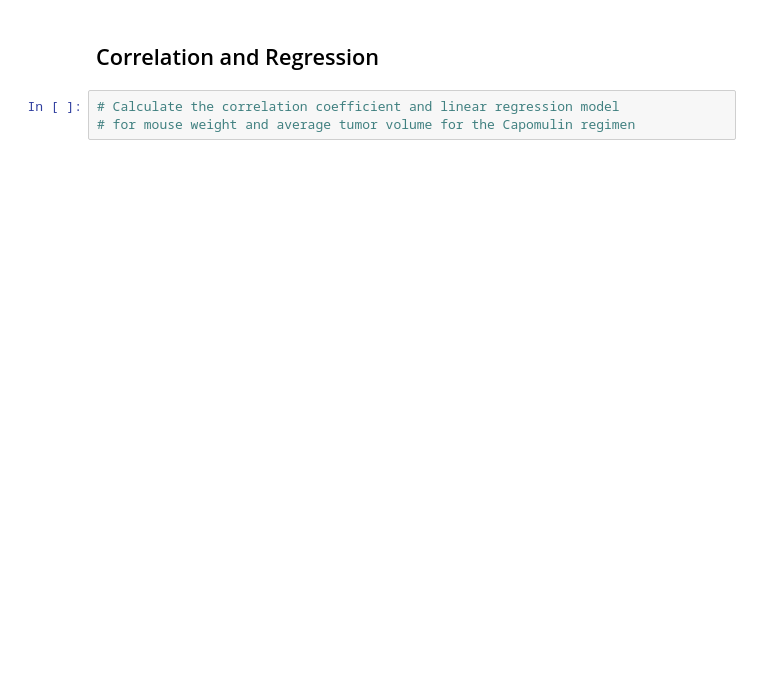
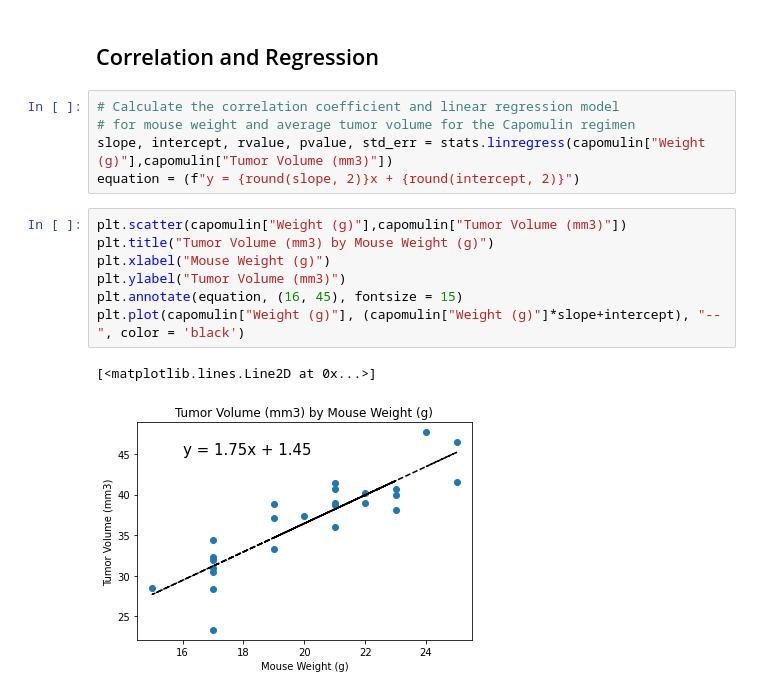
Before and after one commit to jacobdv/mouse-pymaceuticals, a Jupyter notebook: pymaceuticals_starter.ipynb, the cells around one changed output. Cells and saved outputs as stored; diff of their text form; blank space fills up the shorter version.

```diff
--- a/pymaceuticals_starter.ipynb
+++ b/pymaceuticals_starter.ipynb
@@ -311,3 +332,15 @@ Text(0.5, 1.0, 'Final Tumor Volume (mm3) for Four Drug Regimens')
 # %%
 # Calculate the correlation coefficient and linear regression model
 # for mouse weight and average tumor volume for the Capomulin regimen
+slope, intercept, rvalue, pvalue, std_err = stats.linregress(capomulin["Weight (g)"],capomulin["Tumor Volume (mm3)"])
+equation = (f"y = {round(slope, 2)}x + {round(intercept, 2)}")
+# %%
+plt.scatter(capomulin["Weight (g)"],capomulin["Tumor Volume (mm3)"])
+plt.title("Tumor Volume (mm3) by Mouse Weight (g)")
+plt.xlabel("Mouse Weight (g)")
+plt.ylabel("Tumor Volume (mm3)")
+plt.annotate(equation, (16, 45), fontsize = 15)
+plt.plot(capomulin["Weight (g)"], (capomulin["Weight (g)"]*slope+intercept), "--", color = 'black')
+# %% [output]
+[<matplotlib.lines.Line2D at 0x...>]
+[figure, added]
```
Also changed, not shown: parts of 5 cells of this notebook.
